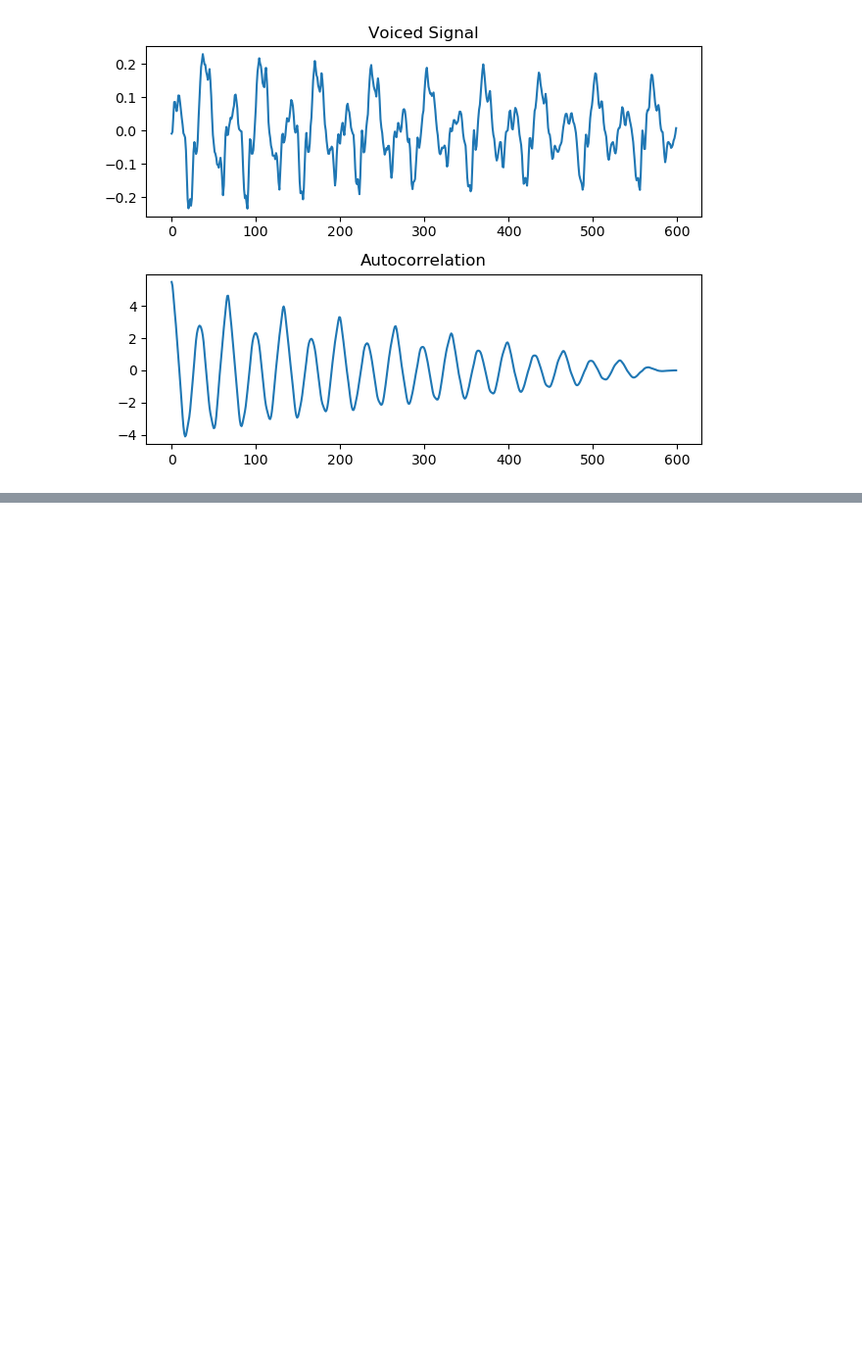
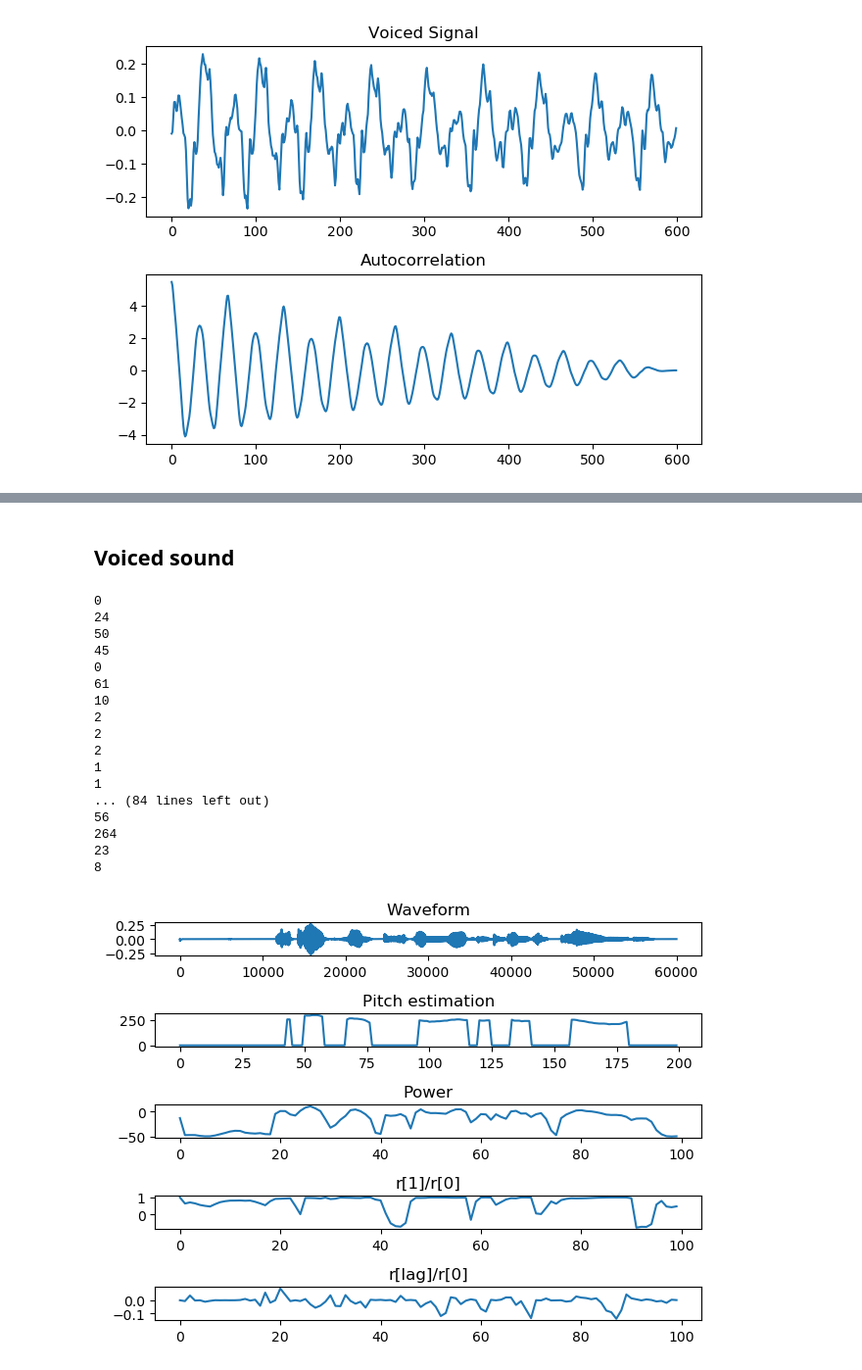
Before and after one commit to victhormoreno/P3, a Jupyter notebook: utils/graphs.ipynb, the cells around one changed output, grey strips where cells are left out. Shown: that part at 98% size. Cells and saved outputs as stored; diff of their text form; code cells hidden in the pictures; blank space fills up the shorter version.

Commit message:
new graphs

```diff
--- a/utils/graphs.ipynb
+++ b/utils/graphs.ipynb
@@ -41,0 +43,2 @@ plt.show()
+# %% [markdown]
+## Voiced sound
@@ -41,0 +69,70 @@ plt.show()
+# %%
+from numpy import loadtxt
+
+n_pitch_min = sample_rate/1000
+
+pitch = loadtxt('../prueba.f0')
+
+r_lag = []
+r1 = []
+power = []
+for i in range(0, len(wav_file) - segment_samples + 1, segment_samples):
+    signal = wav_file[i:i+segment_samples]
+    autocorrelation = np.correlate(signal, signal, mode='full')
+
+    pow = autocorrelation[autocorrelation.size // 2]
+    pow1 = autocorrelation[autocorrelation.size // 2 + 1]
+    lag = np.argmax(autocorrelation[autocorrelation.size // 2 + int(n_pitch_min):])
+
+    power.append(pow)
+    r1.append(pow1/pow)
+    print(lag)
+    # TODO
+    r_lag.append(autocorrelation[lag]/pow)
+
+
+power_dB = 10 * np.log10(power)
+
+plt.figure()
+
+plt.subplot(5, 1, 1)
+plt.plot(wav_file)
+plt.title('Waveform')
+
+plt.subplot(5, 1, 2)
+plt.plot(pitch)
+plt.title('Pitch estimation')
+
+plt.subplot(5, 1, 3)
+plt.plot(power_dB)
+plt.title('Power')
+
+plt.subplot(5, 1, 4)
+plt.plot(r1)
+plt.title('r[1]/r[0]')
+
+plt.subplot(5, 1, 5)
+plt.plot(r_lag)
+plt.title('r[lag]/r[0]')
+
+plt.tight_layout()
+plt.show()
+# %% [output]
+0
+24
+50
+45
+0
+61
+10
+2
+2
+2
+1
+1
+... (84 lines left out)
+56
+264
+23
+8
+[figure, added]
```
Also changed, not shown: parts of 3 cells of this notebook.
